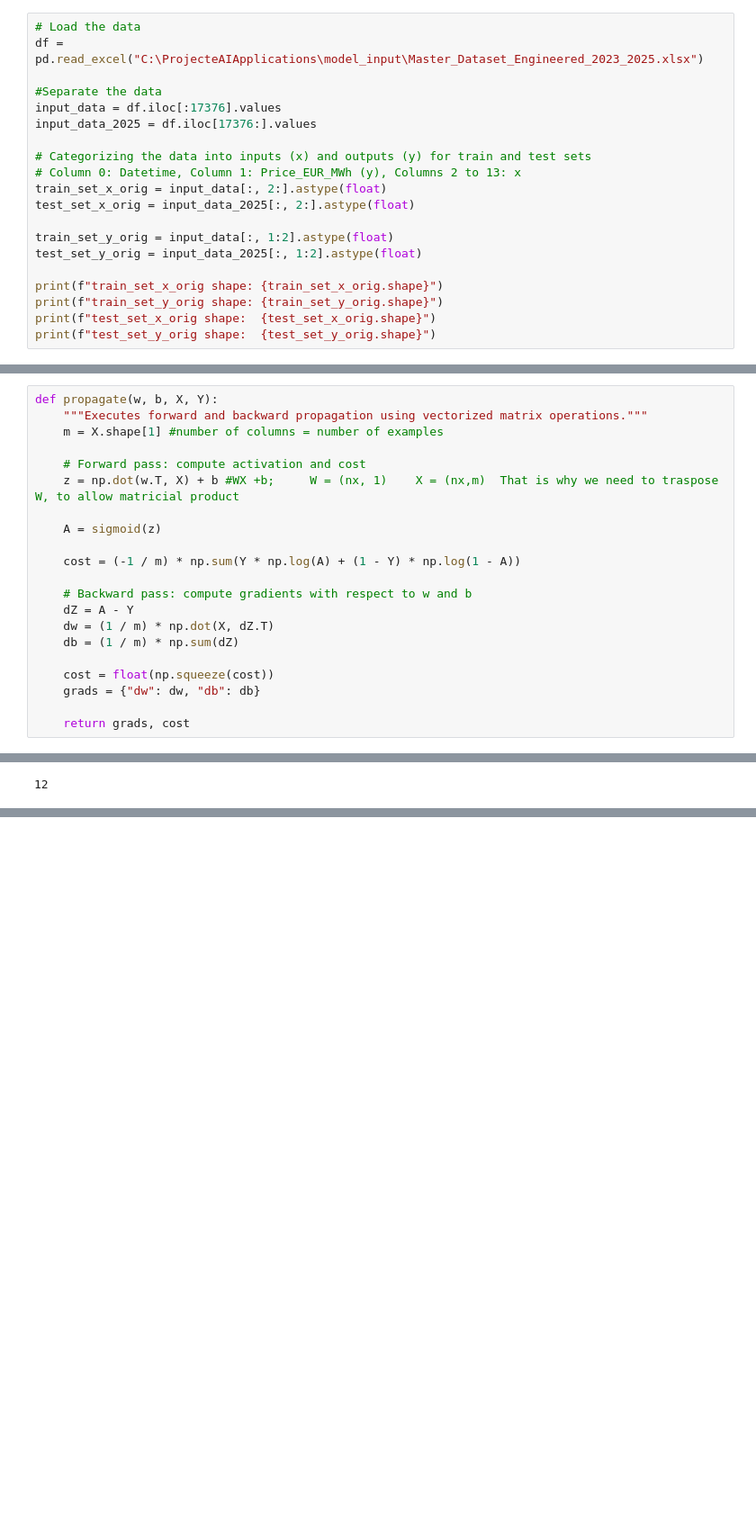
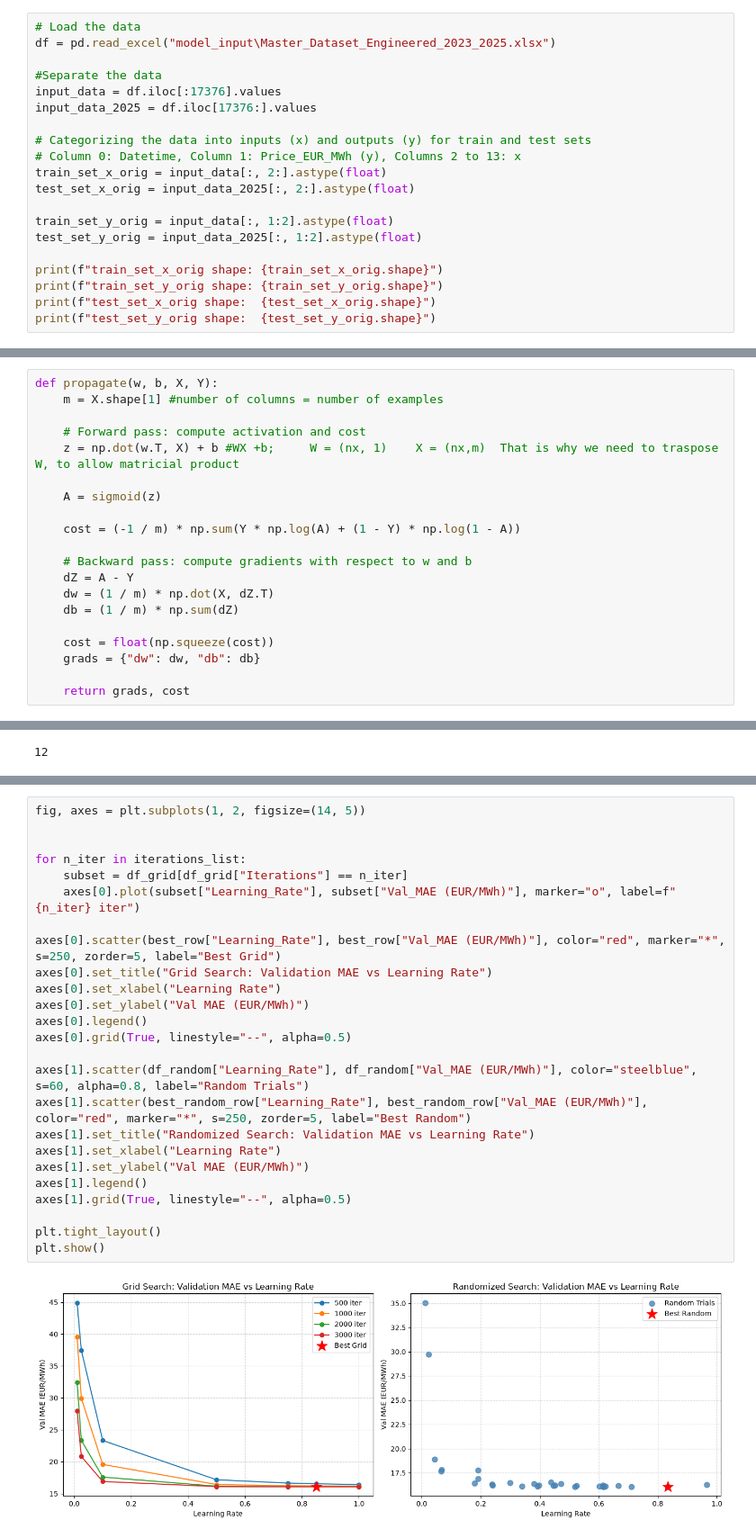
Before and after one commit to arrosdelsenyoret/ElectricityForecastingKTHProMJ2507, a Jupyter notebook: 02_Logistic_regression.ipynb, the cells around one changed output, grey strips where cells are left out. Shown at 90% size. Saved outputs shown, nothing was run; the diff lists cells and outputs as text; blank space fills up the shorter version.

```diff
--- a/02_Logistic_regression.ipynb
+++ b/02_Logistic_regression.ipynb
@@ -21,6 +19,6 @@ Column `1` (`Price_EUR_MWh`) is extracted as the target output `y`, and columns
 # %%
 # Load the data
-df = pd.read_excel("C:\ProjecteAIApplications\model_input\Master_Dataset_Engineered_2023_2025.xlsx")
+df = pd.read_excel("model_input\Master_Dataset_Engineered_2023_2025.xlsx")
 
 #Separate the data
 input_data = df.iloc[:17376].values
@@ -101,7 +99,6 @@ def init_params(n_features):
 ## 4.2 - Forward and backward prop
 # %%
 def propagate(w, b, X, Y):
-    """Executes forward and backward propagation using vectorized matrix operations."""
     m = X.shape[1] #number of columns = number of examples
 
     # Forward pass: compute activation and cost
@@ -458,0 +501,27 @@ Nuclear_Generation_MW  0.1277      0.1277                   1.5409 Increases Pri
+# %%
+fig, axes = plt.subplots(1, 2, figsize=(14, 5))
+
+
+for n_iter in iterations_list:
+    subset = df_grid[df_grid["Iterations"] == n_iter]
+    axes[0].plot(subset["Learning_Rate"], subset["Val_MAE (EUR/MWh)"], marker="o", label=f"{n_iter} iter")
+
+axes[0].scatter(best_row["Learning_Rate"], best_row["Val_MAE (EUR/MWh)"], color="red", marker="*", s=250, zorder=5, label="Best Grid")
+axes[0].set_title("Grid Search: Validation MAE vs Learning Rate")
+axes[0].set_xlabel("Learning Rate")
+axes[0].set_ylabel("Val MAE (EUR/MWh)")
+axes[0].legend()
+axes[0].grid(True, linestyle="--", alpha=0.5)
+
+axes[1].scatter(df_random["Learning_Rate"], df_random["Val_MAE (EUR/MWh)"], color="steelblue", s=60, alpha=0.8, label="Random Trials")
+axes[1].scatter(best_random_row["Learning_Rate"], best_random_row["Val_MAE (EUR/MWh)"], color="red", marker="*", s=250, zorder=5, label="Best Random")
+axes[1].set_title("Randomized Search: Validation MAE vs Learning Rate")
+axes[1].set_xlabel("Learning Rate")
+axes[1].set_ylabel("Val MAE (EUR/MWh)")
+axes[1].legend()
+axes[1].grid(True, linestyle="--", alpha=0.5)
+
+plt.tight_layout()
+plt.show()
+# %% [output]
+[figure, added]
```
Also changed, not shown: parts of 25 cells of this notebook.
